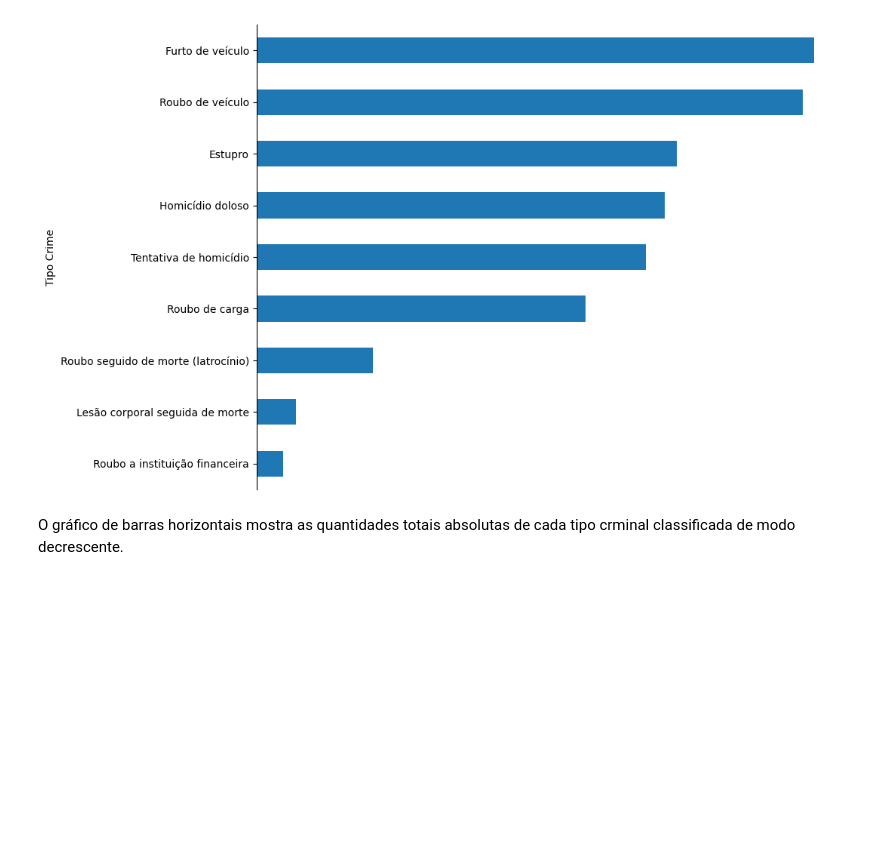
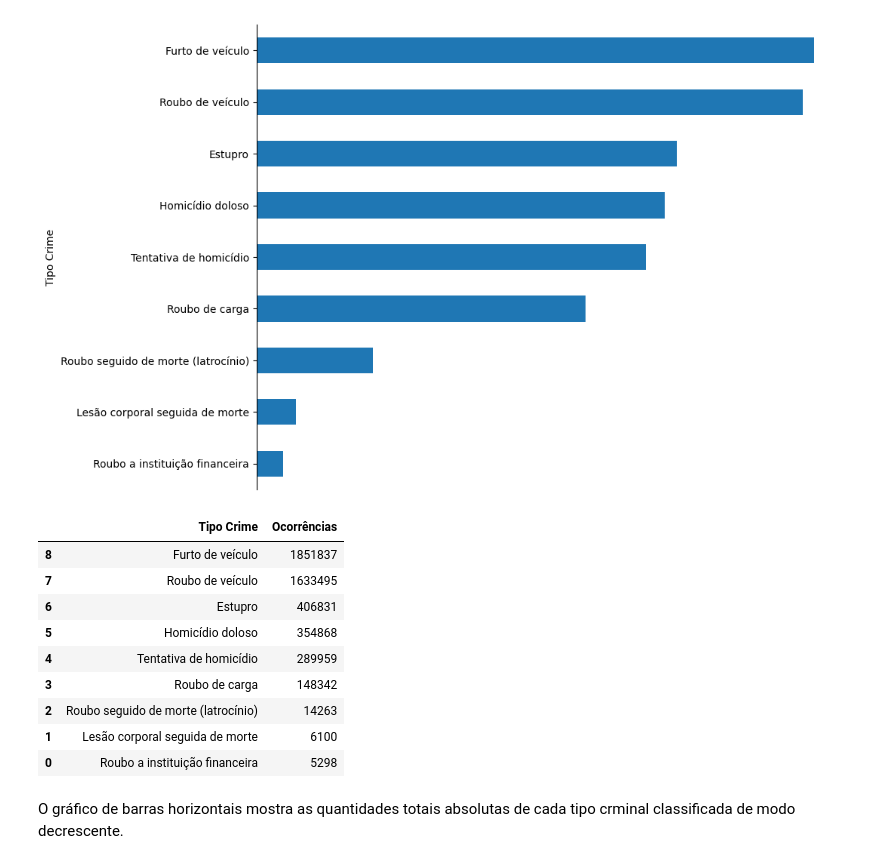
Before and after one commit to Marcelo-Silvestre/Analise_Dados_Boas_Praticas_PUCRIO, a Jupyter notebook: Notebooks/MVP_Análise_de_Dados_e_Boas_Práticas_(4052025001857).ipynb, the cells around one changed output. Drawn from its saved outputs; the diff is of its cells as text; code cells hidden in the pictures; blank space fills up the shorter version.

```diff
--- a/Notebooks/MVP_Análise_de_Dados_e_Boas_Práticas_(4052025001857).ipynb
+++ b/Notebooks/MVP_Análise_de_Dados_e_Boas_Práticas_(4052025001857).ipynb
@@ -114,6 +114,19 @@ ax.spines['bottom'].set_visible(False)
 plt.show()
 # %% [output]
 [figure]
+# %%
+data_crimes.reset_index().sort_values(by='Ocorrências',ascending=False)
+# %% [output]
+|  | Tipo Crime | Ocorrências |
+| 8 | Furto de veículo | 1851837 |
+| 7 | Roubo de veículo | 1633495 |
+| 6 | Estupro | 406831 |
+| 5 | Homicídio doloso | 354868 |
+| 4 | Tentativa de homicídio | 289959 |
+| 3 | Roubo de carga | 148342 |
+| 2 | Roubo seguido de morte (latrocínio) | 14263 |
+| 1 | Lesão corporal seguida de morte | 6100 |
+| 0 | Roubo a instituição financeira | 5298 |
 # %% [markdown]
 O gráfico de barras horizontais mostra as quantidades totais absolutas de cada tipo crminal classificada de modo decrescente.
 # %% [markdown]
```
Also changed, not shown: parts of 2 cells of this notebook.
